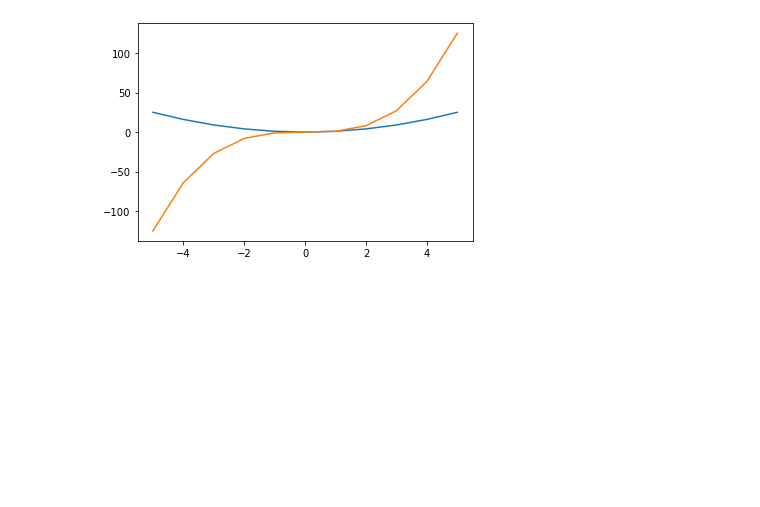
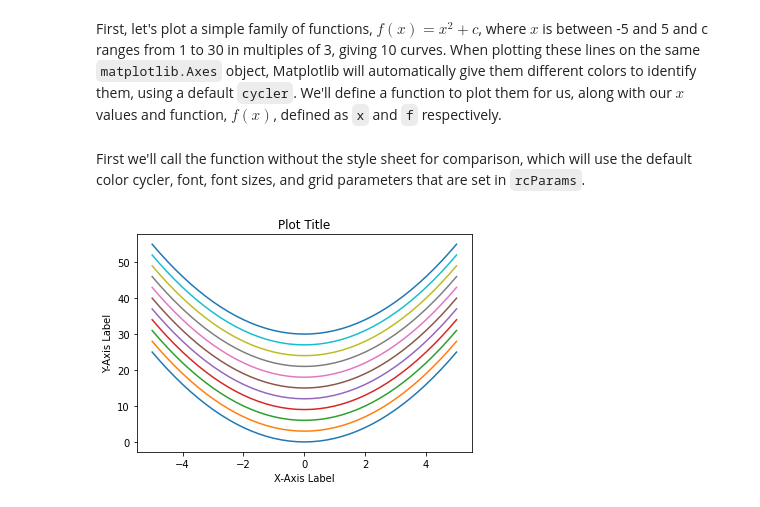
Before and after one commit to iansharff/customize_mpl, a Jupyter notebook: custom_mpl.ipynb, the cells around one changed output. Drawn from its saved outputs; the diff is of its cells as text; code cells hidden in the pictures; blank space fills up the shorter version.

```diff
--- a/custom_mpl.ipynb
+++ b/custom_mpl.ipynb
@@ -10,0 +64,2 @@ import seaborn as sns
+# %%
+mpl.rcParams['lines.marker']
@@ -11,13 +77,25 @@ import seaborn as sns
+# %% [markdown]
+First, let's plot a simple family of functions, $f(x) = x^2 + c$, where $x$ is between -5 and 5 and c ranges from 1 to 30 in multiples of 3, giving 10 curves. When plotting these lines on the same `matplotlib.Axes` object, Matplotlib will automatically give them different colors to identify them, using a default `cycler`. We'll define a function to plot them for us, along with our $x$ values and function, $f(x)$, defined as `x` and `f` respectively.
 # %%
 # Values for the x-axis, 11 points from -5 to 5
-x = np.linspace(-5, 5, 11)
+x = np.linspace(-5, 5, 41)
 
-# Define functions to plot: x squared and x cubed
+# Define function to plot: x^2
 f = lambda x: x ** 2
-g = lambda x: x ** 3
 
-plt.plot(x, f(x))
-plt.plot(x, g(x))
-plt.show()
+# Define values for c:  0, 3, 6, 9, ... 30
+c = np.arange(0, 31, 3)
+
+def plot_family(x_vals, f, c_vals):
+    for c in c_vals:
+        plt.plot(x, f(x)+c)
+    plt.title('Plot Title')
+    plt.xlabel('X-Axis Label')
+    plt.ylabel('Y-Axis Label')
+    plt.show();
-# %% [output]
-[figure, removed]
+# %% [markdown]
+First we'll call the function without the style sheet for comparison, which will use the default color cycler, font, font sizes, and grid parameters that are set in `rcParams`.
+# %%
+plot_family(x, f, c)
+# %% [output]
+[figure, added]
```
Also changed, not shown: parts of 30 cells of this notebook.
